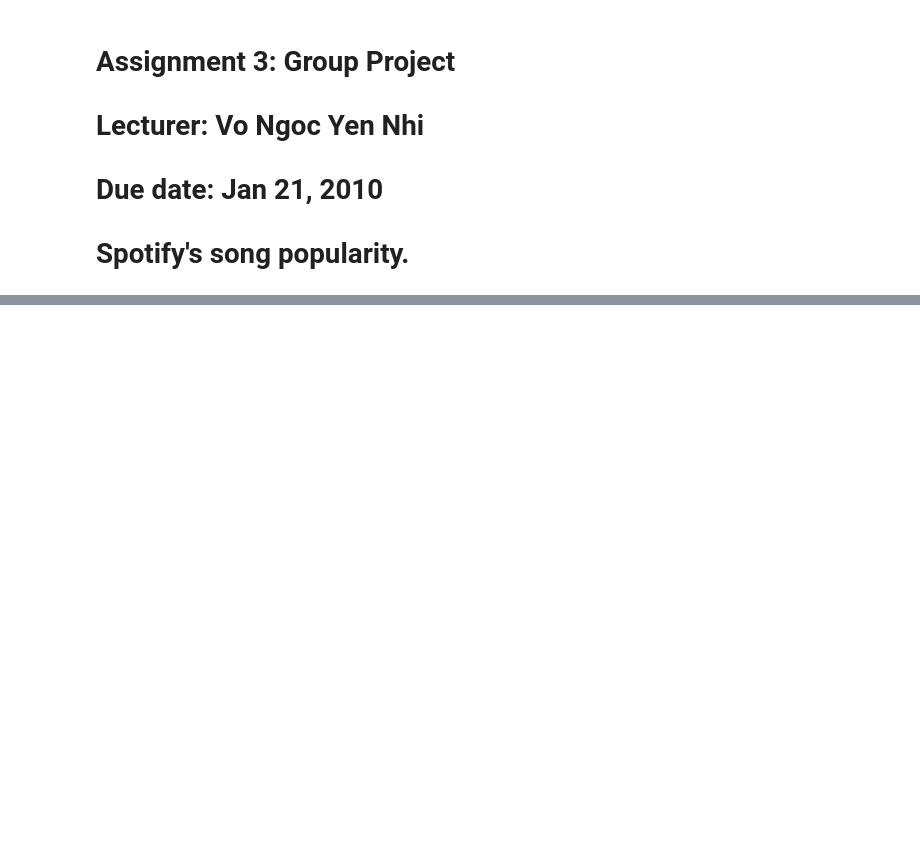
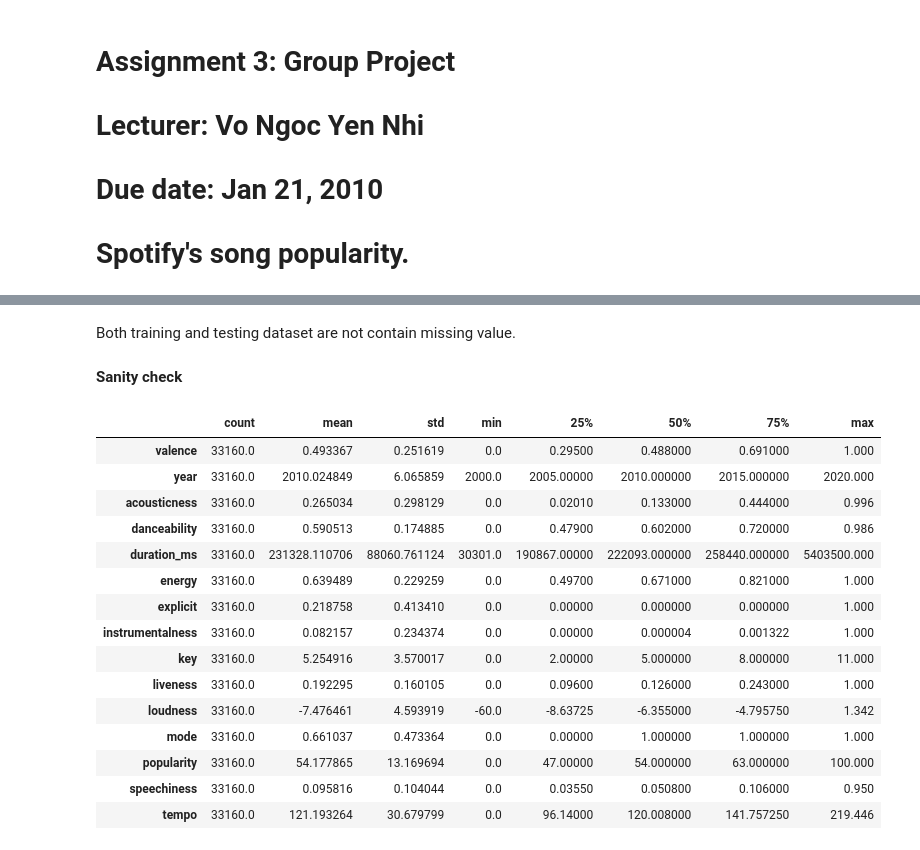
Before and after one commit to quangLinh9038/pds-group-project, a Jupyter notebook: assignment3.ipynb, the cells around one changed output, grey strips where cells are left out. Saved outputs shown, nothing was run; the diff lists cells and outputs as text; code cells hidden in the pictures; blank space fills up the shorter version.

```diff
--- a/assignment3.ipynb
+++ b/assignment3.ipynb
@@ -11,3 +9,17 @@ import pandas as pd
+# %%
+# import library
+import pandas as pd
+import numpy as np
+import scipy.stats as stats
+import seaborn as sns
+import matplotlib.pyplot as plt
+import matplotlib.style as style
+from sklearn import tree
+from sklearn import preprocessing
+from sklearn.model_selection import train_test_split
+import random
+%matplotlib inline
+pd.options.display.max_columns = None
 # %%
 df = pd.read_csv("data/data.csv")
 # %%
@@ -91,0 +119,24 @@ df.describe(include='object').T
+# %% [markdown]
+Both training and testing dataset are not contain missing value.
+# %% [markdown]
+<b>Sanity check</b>
+# %%
+# describe stat of training dataset
+train.describe().T
+# %% [output]
+|  | count | mean | std | min | 25% | 50% | 75% | max |
+| valence | 33160.0 | 0.493367 | 0.251619 | 0.0 | 0.29500 | 0.488000 | 0.691000 | 1.000 |
+| year | 33160.0 | 2010.024849 | 6.065859 | 2000.0 | 2005.00000 | 2010.000000 | 2015.000000 | 2020.000 |
+| acousticness | 33160.0 | 0.265034 | 0.298129 | 0.0 | 0.02010 | 0.133000 | 0.444000 | 0.996 |
+| danceability | 33160.0 | 0.590513 | 0.174885 | 0.0 | 0.47900 | 0.602000 | 0.720000 | 0.986 |
+| duration_ms | 33160.0 | 231328.110706 | 88060.761124 | 30301.0 | 190867.00000 | 222093.000000 | 258440.000000 | 5403500.000 |
+| energy | 33160.0 | 0.639489 | 0.229259 | 0.0 | 0.49700 | 0.671000 | 0.821000 | 1.000 |
+| explicit | 33160.0 | 0.218758 | 0.413410 | 0.0 | 0.00000 | 0.000000 | 0.000000 | 1.000 |
+| instrumentalness | 33160.0 | 0.082157 | 0.234374 | 0.0 | 0.00000 | 0.000004 | 0.001322 | 1.000 |
+| key | 33160.0 | 5.254916 | 3.570017 | 0.0 | 2.00000 | 5.000000 | 8.000000 | 11.000 |
+| liveness | 33160.0 | 0.192295 | 0.160105 | 0.0 | 0.09600 | 0.126000 | 0.243000 | 1.000 |
+| loudness | 33160.0 | -7.476461 | 4.593919 | -60.0 | -8.63725 | -6.355000 | -4.795750 | 1.342 |
+| mode | 33160.0 | 0.661037 | 0.473364 | 0.0 | 0.00000 | 1.000000 | 1.000000 | 1.000 |
+| popularity | 33160.0 | 54.177865 | 13.169694 | 0.0 | 47.00000 | 54.000000 | 63.000000 | 100.000 |
+| speechiness | 33160.0 | 0.095816 | 0.104044 | 0.0 | 0.03550 | 0.050800 | 0.106000 | 0.950 |
+| tempo | 33160.0 | 121.193264 | 30.679799 | 0.0 | 96.14000 | 120.008000 | 141.757250 | 219.446 |
```
Also changed, not shown: parts of 24 cells of this notebook.
